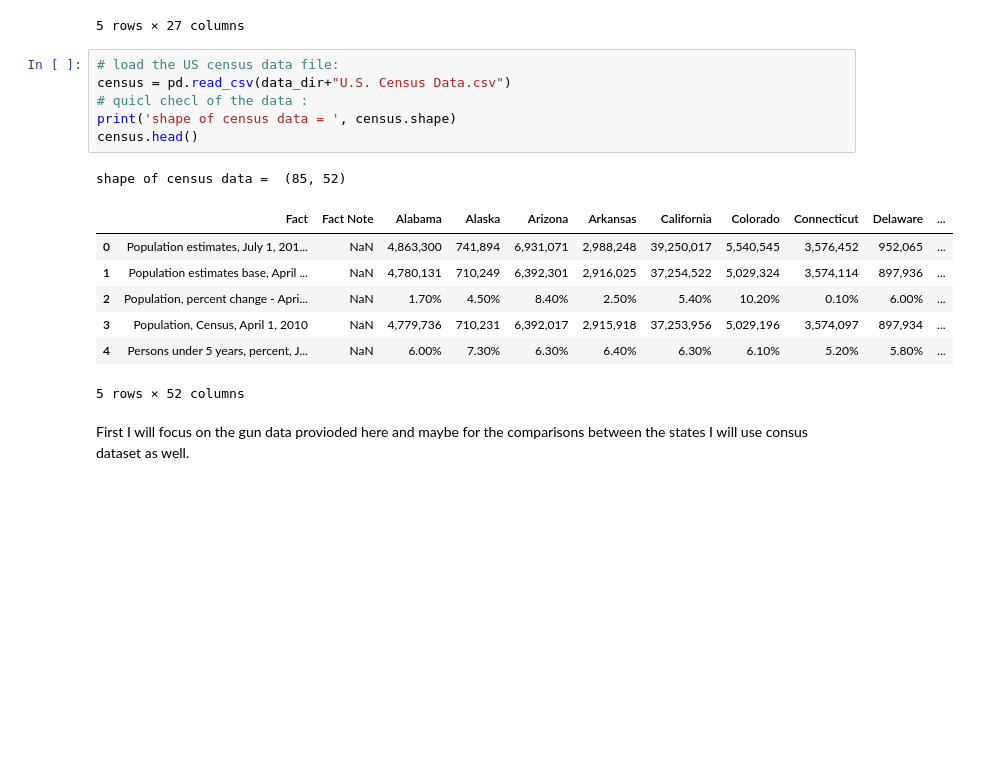
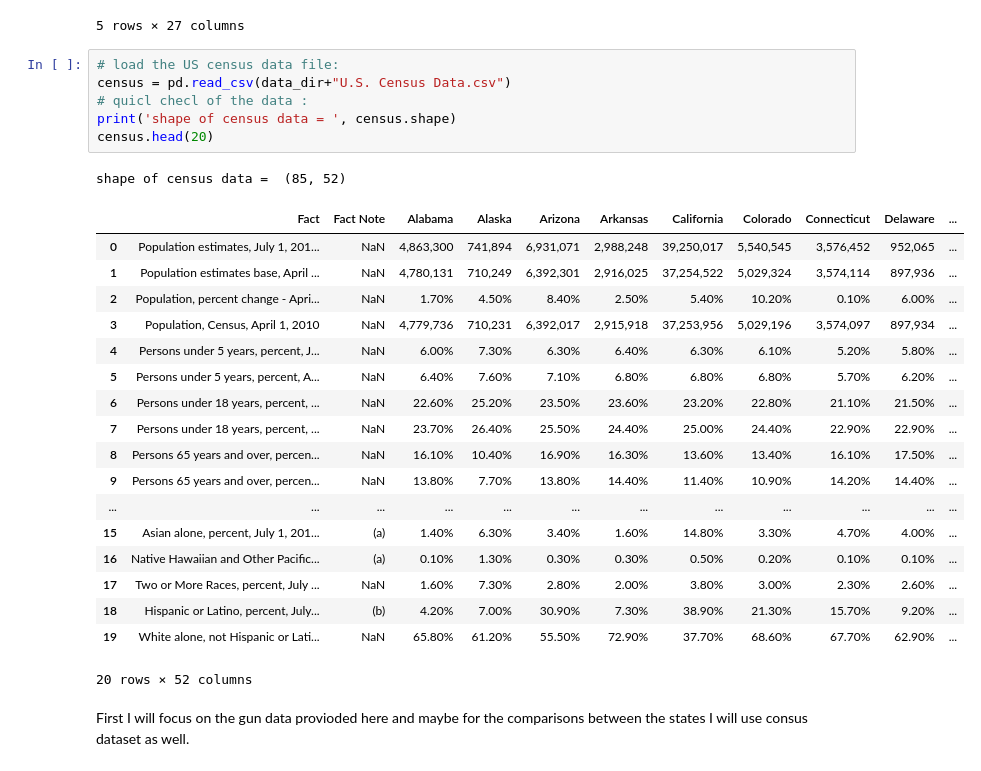
Before and after one commit to bijanfallah/FBI_background_check, a Jupyter notebook: investigate-a-dataset-template.ipynb, the cells around one changed output. Cells and saved outputs as stored; diff of their text form; blank space fills up the shorter version.

```diff
--- a/investigate-a-dataset-template.ipynb
+++ b/investigate-a-dataset-template.ipynb
@@ -69,18 +69,29 @@ shape of gun data =  (12485, 27)
 # %%
 # load the US census data file:
 census = pd.read_csv(data_dir+"U.S. Census Data.csv")
 # quicl checl of the data :
 print('shape of census data = ', census.shape)
-census.head()
+census.head(20)
 # %% [output]
 shape of census data =  (85, 52)
 |  | Fact | Fact Note | Alabama | Alaska | Arizona | Arkansas | California | Colorado | Connecticut | Delaware | ... |
 | 0 | Population estimates, July 1, 201... | NaN | 4,863,300 | 741,894 | 6,931,071 | 2,988,248 | 39,250,017 | 5,540,545 | 3,576,452 | 952,065 | ... |
 | 1 | Population estimates base, April ... | NaN | 4,780,131 | 710,249 | 6,392,301 | 2,916,025 | 37,254,522 | 5,029,324 | 3,574,114 | 897,936 | ... |
 | 2 | Population, percent change - Apri... | NaN | 1.70% | 4.50% | 8.40% | 2.50% | 5.40% | 10.20% | 0.10% | 6.00% | ... |
 | 3 | Population, Census, April 1, 2010 | NaN | 4,779,736 | 710,231 | 6,392,017 | 2,915,918 | 37,253,956 | 5,029,196 | 3,574,097 | 897,934 | ... |
 | 4 | Persons under 5 years, percent, J... | NaN | 6.00% | 7.30% | 6.30% | 6.40% | 6.30% | 6.10% | 5.20% | 5.80% | ... |
+| 5 | Persons under 5 years, percent, A... | NaN | 6.40% | 7.60% | 7.10% | 6.80% | 6.80% | 6.80% | 5.70% | 6.20% | ... |
+| 6 | Persons under 18 years, percent, ... | NaN | 22.60% | 25.20% | 23.50% | 23.60% | 23.20% | 22.80% | 21.10% | 21.50% | ... |
+| 7 | Persons under 18 years, percent, ... | NaN | 23.70% | 26.40% | 25.50% | 24.40% | 25.00% | 24.40% | 22.90% | 22.90% | ... |
+| 8 | Persons 65 years and over, percen... | NaN | 16.10% | 10.40% | 16.90% | 16.30% | 13.60% | 13.40% | 16.10% | 17.50% | ... |
+| 9 | Persons 65 years and over, percen... | NaN | 13.80% | 7.70% | 13.80% | 14.40% | 11.40% | 10.90% | 14.20% | 14.40% | ... |
+| ... | ... | ... | ... | ... | ... | ... | ... | ... | ... | ... | ... |
+| 15 | Asian alone, percent, July 1, 201... | (a) | 1.40% | 6.30% | 3.40% | 1.60% | 14.80% | 3.30% | 4.70% | 4.00% | ... |
+| 16 | Native Hawaiian and Other Pacific... | (a) | 0.10% | 1.30% | 0.30% | 0.30% | 0.50% | 0.20% | 0.10% | 0.10% | ... |
+| 17 | Two or More Races, percent, July ... | NaN | 1.60% | 7.30% | 2.80% | 2.00% | 3.80% | 3.00% | 2.30% | 2.60% | ... |
+| 18 | Hispanic or Latino, percent, July... | (b) | 4.20% | 7.00% | 30.90% | 7.30% | 38.90% | 21.30% | 15.70% | 9.20% | ... |
+| 19 | White alone, not Hispanic or Lati... | NaN | 65.80% | 61.20% | 55.50% | 72.90% | 37.70% | 68.60% | 67.70% | 62.90% | ... |
-5 rows × 52 columns
+20 rows × 52 columns
 # %% [markdown]
 
 
```
Also changed, not shown: parts of 11 cells of this notebook, 2 other files.
